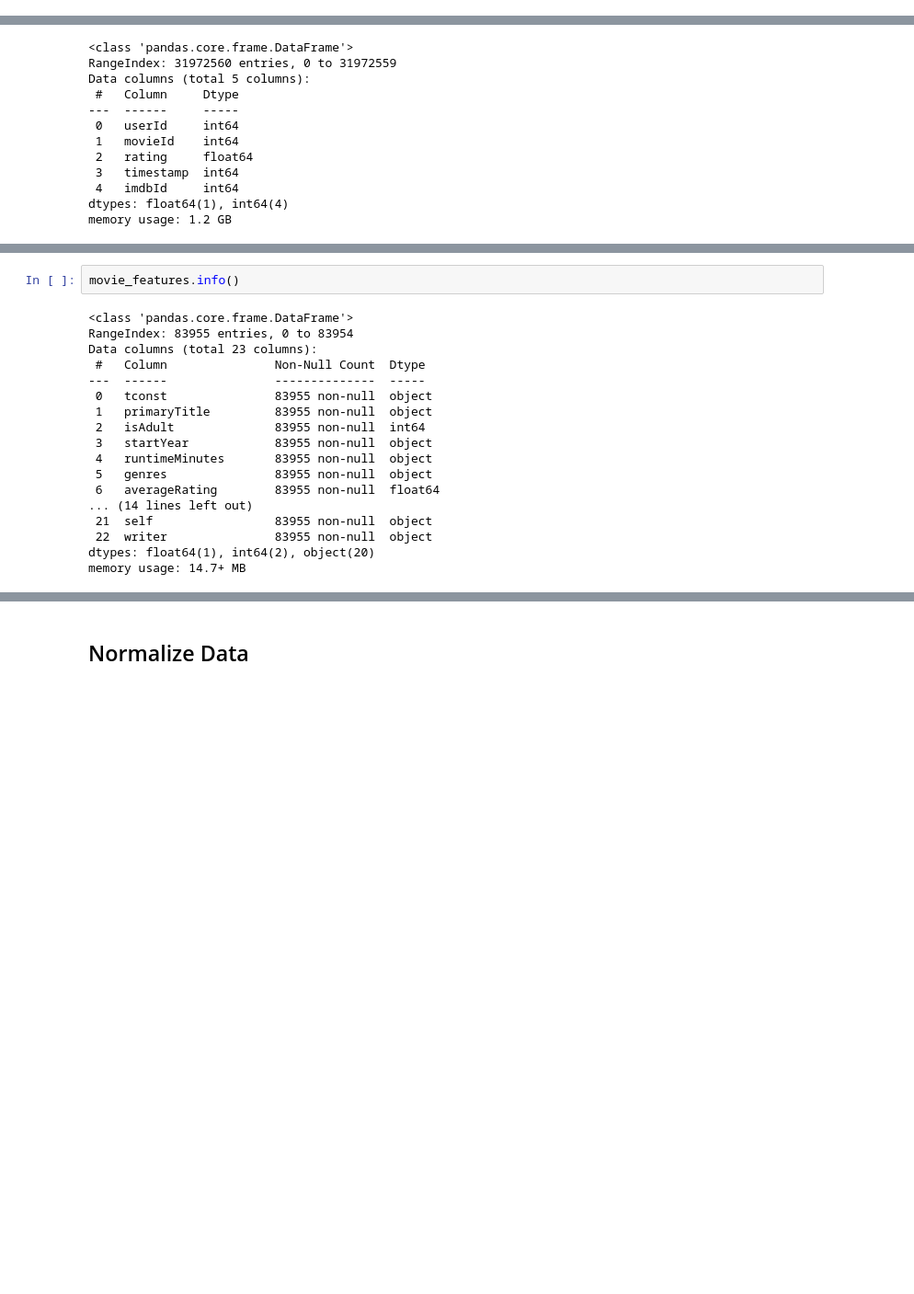
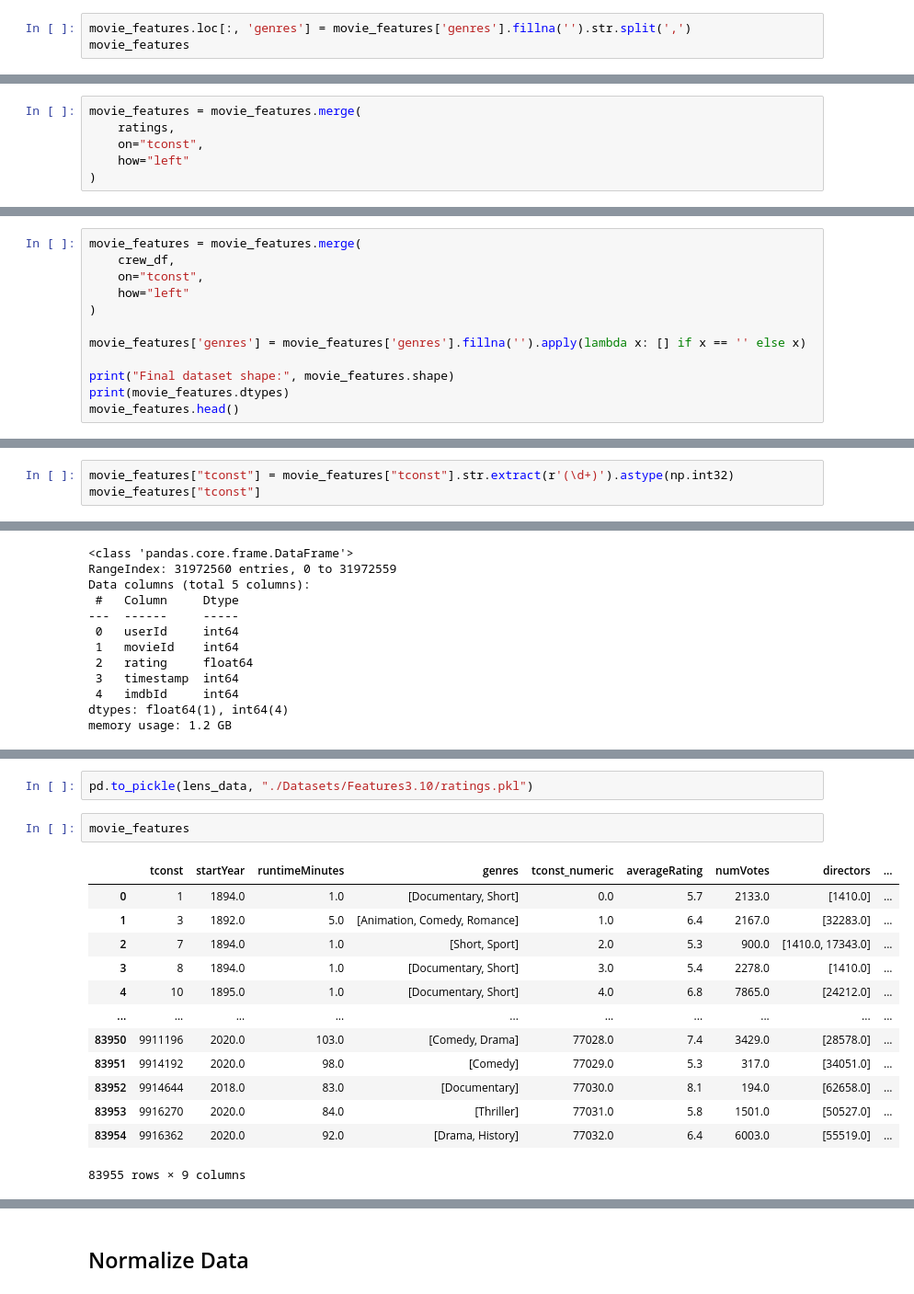
Before and after one commit to ibraheemsag/RecSystem, a Jupyter notebook: norm_data.ipynb, the cells around one changed output, grey strips where cells are left out. Shown: that part at 92% size. Saved outputs shown, nothing was run; the diff lists cells and outputs as text; blank space fills up the shorter version.

```diff
--- a/norm_data.ipynb
+++ b/norm_data.ipynb
@@ -32,0 +288,3 @@ Loaded title.ratings.csv with shape (83955, 3)
+# %%
+movie_features.loc[:, 'genres'] = movie_features['genres'].fillna('').str.split(',')
+movie_features
@@ -32,0 +305,6 @@ Loaded title.ratings.csv with shape (83955, 3)
+# %%
+movie_features = movie_features.merge(
+    ratings,
+    on="tconst",
+    how="left"
+)
@@ -99,0 +338,12 @@ Final dataset shape: (83955, 23)
+# %%
+movie_features = movie_features.merge(
+    crew_df,
+    on="tconst",
+    how="left"
+)
+
+movie_features['genres'] = movie_features['genres'].fillna('').apply(lambda x: [] if x == '' else x)
+
+print("Final dataset shape:", movie_features.shape)
+print(movie_features.dtypes)
+movie_features.head()
@@ -99,0 +370,3 @@ Final dataset shape: (83955, 23)
+# %%
+movie_features["tconst"] = movie_features["tconst"].str.extract(r'(\d+)').astype(np.int32)
+movie_features["tconst"]
@@ -144,20 +434,18 @@ memory usage: 731.8 MB
+# %%
+pd.to_pickle(lens_data, "./Datasets/Features3.10/ratings.pkl")
 # %%
-movie_features.info()
+movie_features
 # %% [output]
+|  | tconst | startYear | runtimeMinutes | genres | tconst_numeric | averageRating | numVotes | directors | ... |
+| 0 | 1 | 1894.0 | 1.0 | [Documentary, Short] | 0.0 | 5.7 | 2133.0 | [1410.0] | ... |
+| 1 | 3 | 1892.0 | 5.0 | [Animation, Comedy, Romance] | 1.0 | 6.4 | 2167.0 | [32283.0] | ... |
+| 2 | 7 | 1894.0 | 1.0 | [Short, Sport] | 2.0 | 5.3 | 900.0 | [1410.0, 17343.0] | ... |
+| 3 | 8 | 1894.0 | 1.0 | [Documentary, Short] | 3.0 | 5.4 | 2278.0 | [1410.0] | ... |
+| 4 | 10 | 1895.0 | 1.0 | [Documentary, Short] | 4.0 | 6.8 | 7865.0 | [24212.0] | ... |
+| ... | ... | ... | ... | ... | ... | ... | ... | ... | ... |
+| 83950 | 9911196 | 2020.0 | 103.0 | [Comedy, Drama] | 77028.0 | 7.4 | 3429.0 | [28578.0] | ... |
+| 83951 | 9914192 | 2020.0 | 98.0 | [Comedy] | 77029.0 | 5.3 | 317.0 | [34051.0] | ... |
+| 83952 | 9914644 | 2018.0 | 83.0 | [Documentary] | 77030.0 | 8.1 | 194.0 | [62658.0] | ... |
+| 83953 | 9916270 | 2020.0 | 84.0 | [Thriller] | 77031.0 | 5.8 | 1501.0 | [50527.0] | ... |
+| 83954 | 9916362 | 2020.0 | 92.0 | [Drama, History] | 77032.0 | 6.4 | 6003.0 | [55519.0] | ... |
-<class 'pandas.core.frame.DataFrame'>
-RangeIndex: 83955 entries, 0 to 83954
-Data columns (total 23 columns):
- #   Column               Non-Null Count  Dtype
----  ------               --------------  -----
- 0   tconst               83955 non-null  object
- 1   primaryTitle         83955 non-null  object
- 2   isAdult              83955 non-null  int64
- 3   startYear            83955 non-null  object
- 4   runtimeMinutes       83955 non-null  object
- 5   genres               83955 non-null  object
- 6   averageRating        83955 non-null  float64
-... (14 lines left out)
- 21  self                 83955 non-null  object
- 22  writer               83955 non-null  object
-dtypes: float64(1), int64(2), object(20)
-memory usage: 14.7+ MB
+83955 rows × 9 columns
```
Also changed, not shown: parts of 74 cells of this notebook, 4 other files.
